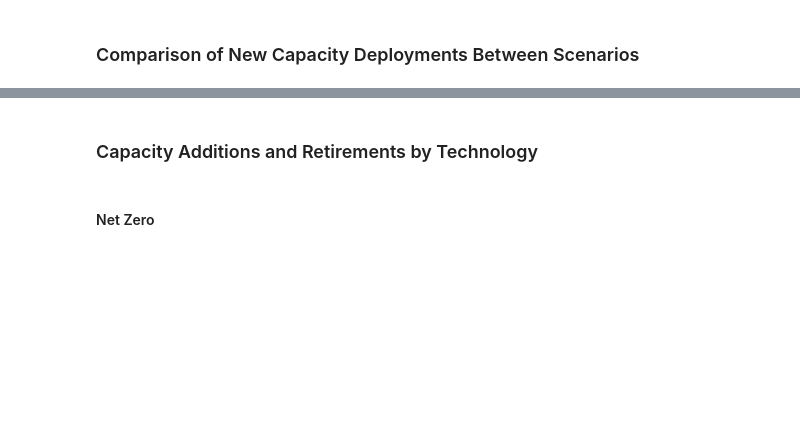
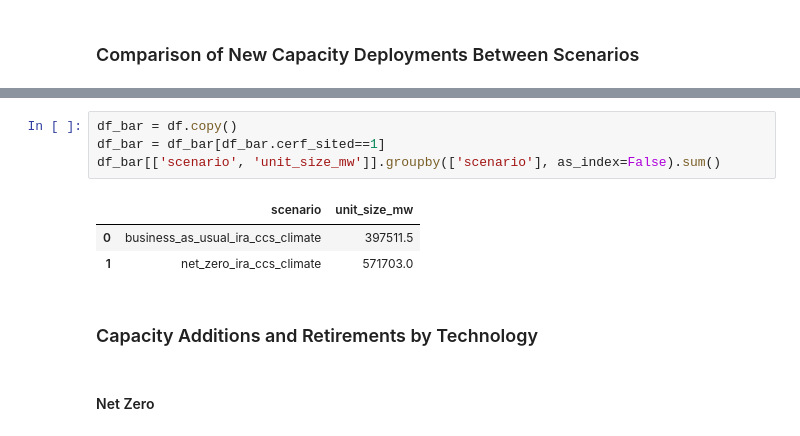
Before and after one commit to GODEEEP/mongird-etal_2024, a Jupyter notebook: notebooks/plot_infrastructure_barcharts.ipynb, the cells around one changed output, grey strips where cells are left out. Drawn from its saved outputs; the diff is of its cells as text; blank space fills up the shorter version.

```diff
--- a/notebooks/plot_infrastructure_barcharts.ipynb
+++ b/notebooks/plot_infrastructure_barcharts.ipynb
@@ -305,3 +284,11 @@ fig.show()
+# %%
+df_bar = df.copy()
+df_bar = df_bar[df_bar.cerf_sited==1]
+df_bar[['scenario', 'unit_size_mw']].groupby(['scenario'], as_index=False).sum()
+# %% [output]
+|  | scenario | unit_size_mw |
+| 0 | business_as_usual_ira_ccs_climate | 397511.5 |
+| 1 | net_zero_ira_ccs_climate | 571703.0 |
 # %% [markdown]
 ### Capacity Additions and Retirements by Technology
 # %% [markdown]
```
Also changed, not shown: parts of 2 cells of this notebook.
